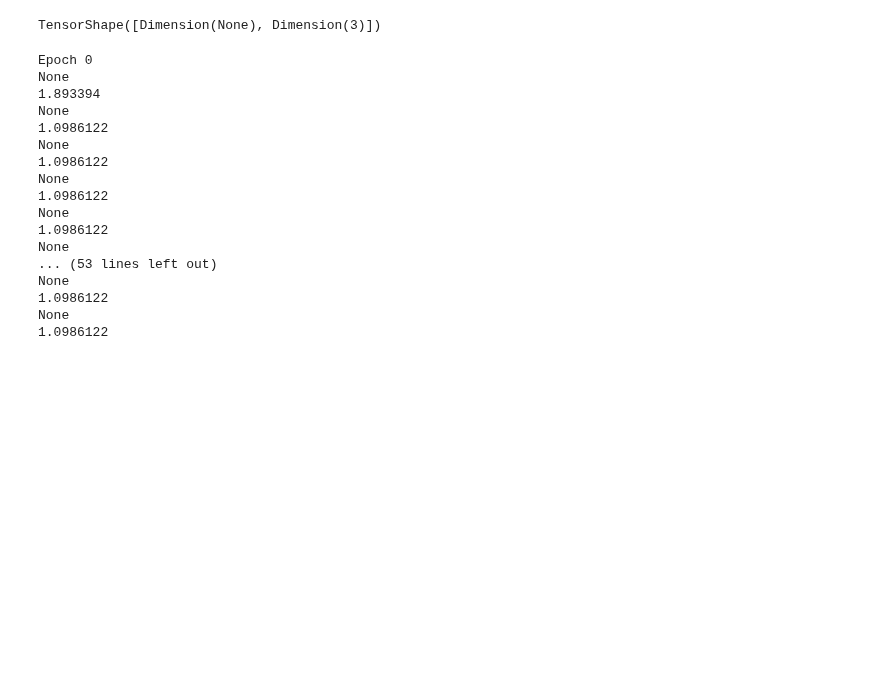
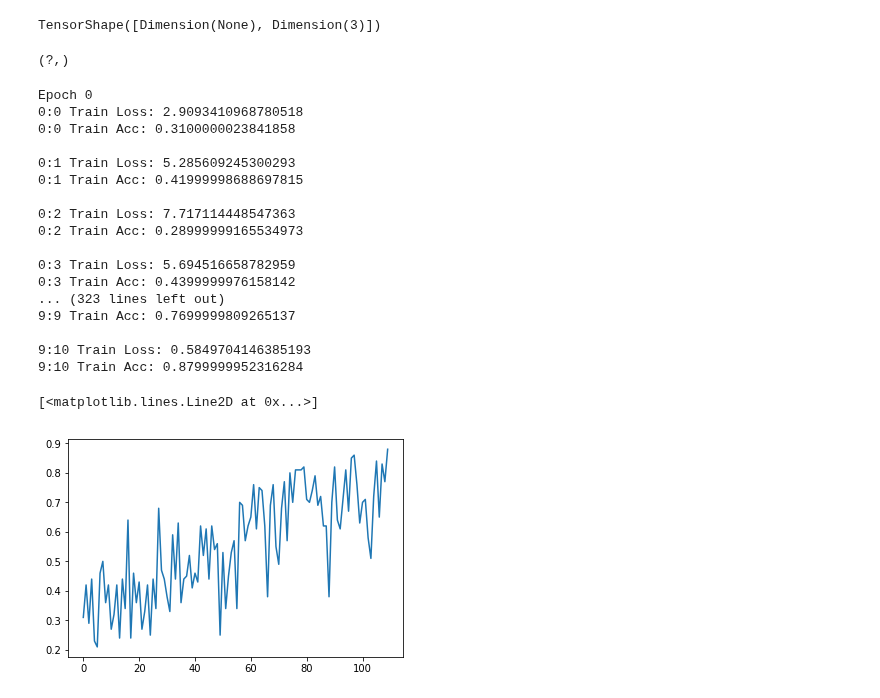
Before and after one commit to EWouters/Large-Scale-Machine-Learning-and-Deep-Learning---ID-2223, a Jupyter notebook: Lab/Final Project/Code/data_load.ipynb, the cells around one changed output. Saved outputs shown, nothing was run; the diff lists cells and outputs as text; code cells hidden in the pictures; blank space fills up the shorter version.

Commit message:
plotting

```diff
--- a/Lab/Final Project/Code/data_load.ipynb
+++ b/Lab/Final Project/Code/data_load.ipynb
@@ -144,39 +144,52 @@ labels = train_inputs['labels']
 labels = tf.cast(labels, tf.int64)
 predictions = tf.argmax(logits,1)
 
+print(predictions.shape)  # should be (?, )
+
 loss = tf.losses.sparse_softmax_cross_entropy(labels=labels, logits=logits)
 optimizer = tf.train.GradientDescentOptimizer(0.005)
 train_op = optimizer.minimize(loss)
+accuracy = tf.reduce_mean(tf.cast(tf.equal(labels, predictions), tf.float32))
+# %% [output]
+(?,)
 # %%
 init = tf.global_variables_initializer()
+
+metrics = {'accuracy_train' : [], 'accuracy_test' : [], 'loss_train' : [], 'loss_test': []}
+
+NUM_EPOCHS=10
 
 with tf.Session() as sess:
     init.run()
 
     # actual training
-    for epoch in range(3):
+    for epoch in range(NUM_EPOCHS):
         print("Epoch {}".format(epoch))
         # restart from beginning of the dataset
         sess.run(train_inputs['iterator_init_op'])
-        for _ in range(len(filenamepaths)//BATCH_SIZE):
-            train_op_res, loss_val = sess.run([train_op, loss])
-            print(train_op_res)
-            print(loss_val)
+        for batch_index in range(len(filenamepaths)//BATCH_SIZE):
+            train_op_res, loss_val, accuracy_val = sess.run([train_op, loss, accuracy])
+            metrics['accuracy_train'].append(accuracy_val)
+            metrics['loss_train'].append(loss_val)
+
+            print("{}:{} Train Loss: {}".format(epoch,batch_index,loss_val))
+            print("{}:{} Train Acc: {}".format(epoch,batch_index,accuracy_val))
+            print()
 # %% [output]
 Epoch 0
-None
-1.893394
-None
-1.0986122
-None
-1.0986122
-None
-1.0986122
-None
-1.0986122
-None
-... (53 lines left out)
-None
-1.0986122
-None
-1.0986122
+0:0 Train Loss: 2.9093410968780518
+0:0 Train Acc: 0.3100000023841858
+
+0:1 Train Loss: 5.285609245300293
+0:1 Train Acc: 0.41999998688697815
+
+0:2 Train Loss: 7.717114448547363
+0:2 Train Acc: 0.28999999165534973
+
+0:3 Train Loss: 5.694516658782959
+0:3 Train Acc: 0.4399999976158142
+... (323 lines left out)
+9:9 Train Acc: 0.7699999809265137
+
+9:10 Train Loss: 0.5849704146385193
+9:10 Train Acc: 0.8799999952316284
@@ -182,0 +200,6 @@ None
+# %%
+values = metrics['accuracy_train']
+plt.plot(range(len(values)), values)
+# %% [output]
+[<matplotlib.lines.Line2D at 0x...>]
+[figure, added]
```
Also changed, not shown: parts of 2 cells of this notebook.
